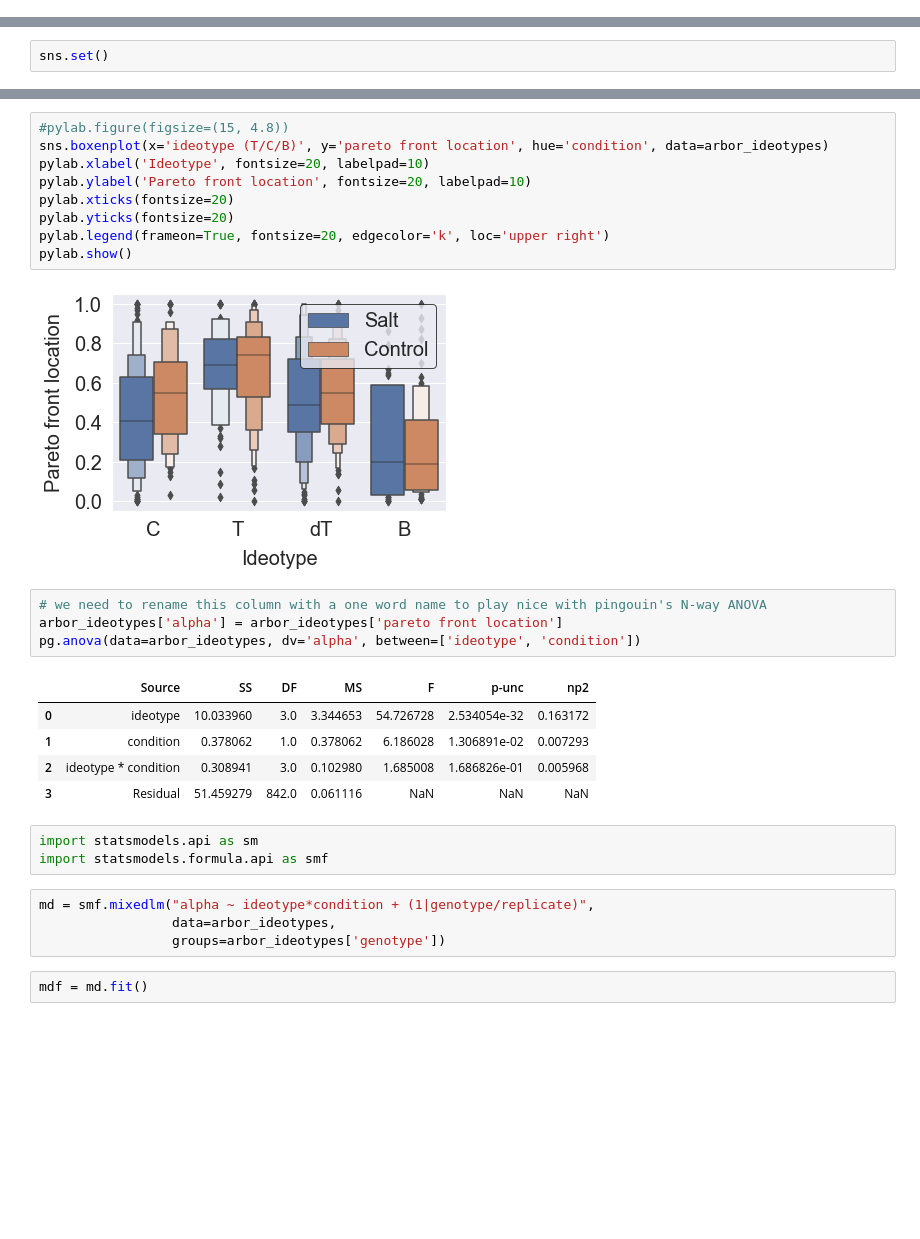
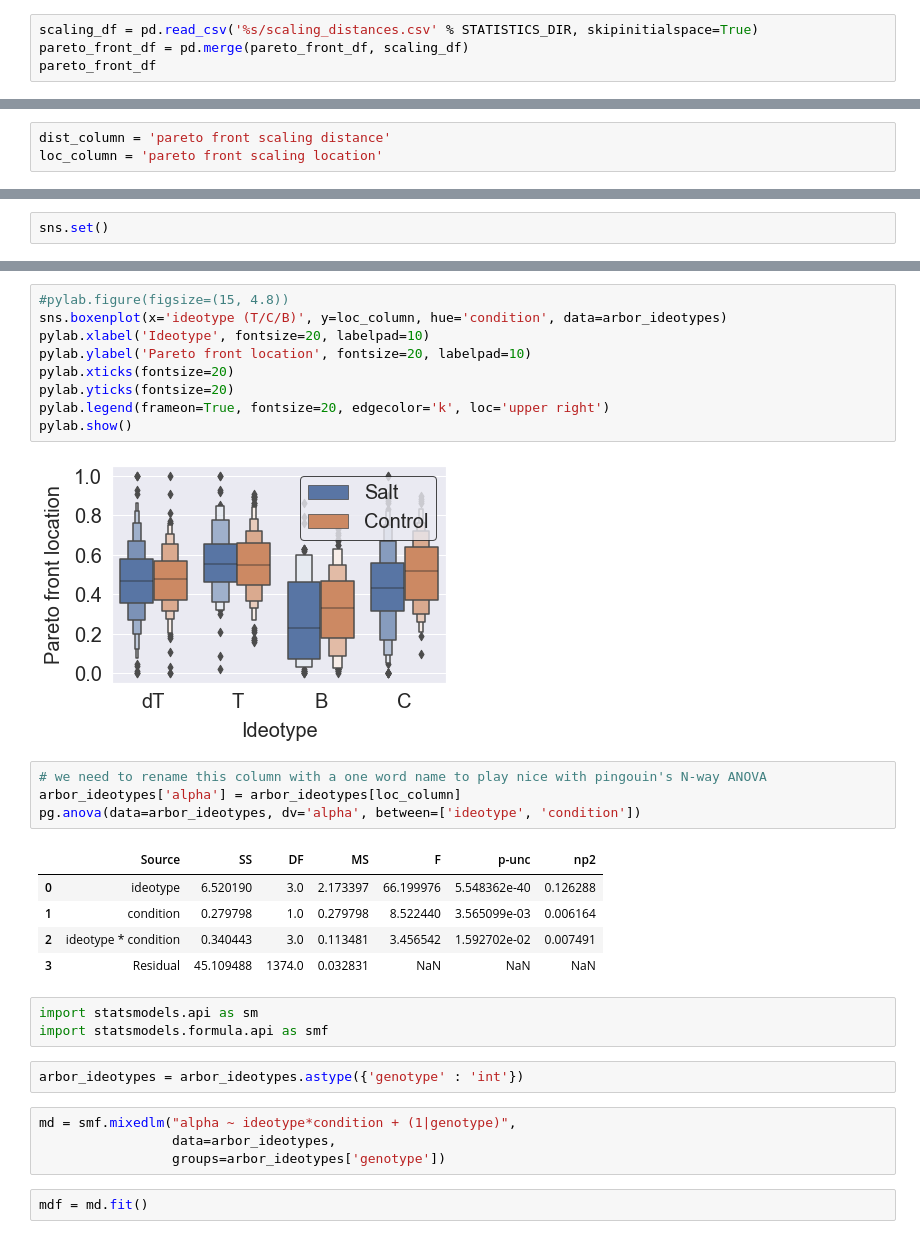
Before and after one commit to arjunc12/Plant-Architecture, a Jupyter notebook: Ideotypes-analysis.ipynb, the cells around one changed output, grey strips where cells are left out. Cells and saved outputs as stored; diff of their text form; blank space fills up the shorter version.

```diff
--- a/Ideotypes-analysis.ipynb
+++ b/Ideotypes-analysis.ipynb
@@ -30,0 +34,4 @@ pareto_front_df
+# %%
+scaling_df = pd.read_csv('%s/scaling_distances.csv' % STATISTICS_DIR, skipinitialspace=True)
+pareto_front_df = pd.merge(pareto_front_df, scaling_df)
+pareto_front_df
@@ -31,3 +52,6 @@ pareto_front_df
+# %%
+dist_column = 'pareto front scaling distance'
+loc_column = 'pareto front scaling location'
 # %%
 metadata_df = pd.read_csv('%s/metadata.csv' % METADATA_DIR, skipinitialspace=True)
 metadata_df['condition'] = metadata_df['condition'].map(CONDITIONS)
@@ -135,6 +259,6 @@ pylab.savefig('%s/alpha_distribution_condition.pdf' % LOCATION_ANALYSIS_PLOTS_DI
 # %%
 #pylab.figure(figsize=(15, 4.8))
-sns.boxenplot(x='ideotype (T/C/B)', y='pareto front location', hue='condition', data=arbor_ideotypes)
+sns.boxenplot(x='ideotype (T/C/B)', y=loc_column, hue='condition', data=arbor_ideotypes)
 pylab.xlabel('Ideotype', fontsize=20, labelpad=10)
 pylab.ylabel('Pareto front location', fontsize=20, labelpad=10)
 pylab.xticks(fontsize=20)
@@ -142,22 +266,24 @@ pylab.yticks(fontsize=20)
 pylab.legend(frameon=True, fontsize=20, edgecolor='k', loc='upper right')
 pylab.show()
 # %% [output]
-[figure, old version]
+[figure, new version]
 # %%
 # we need to rename this column with a one word name to play nice with pingouin's N-way ANOVA
-arbor_ideotypes['alpha'] = arbor_ideotypes['pareto front location']
+arbor_ideotypes['alpha'] = arbor_ideotypes[loc_column]
 pg.anova(data=arbor_ideotypes, dv='alpha', between=['ideotype', 'condition'])
 # %% [output]
 |  | Source | SS | DF | MS | F | p-unc | np2 |
-| 0 | ideotype | 10.033960 | 3.0 | 3.344653 | 54.726728 | 2.534054e-32 | 0.163172 |
-| 1 | condition | 0.378062 | 1.0 | 0.378062 | 6.186028 | 1.306891e-02 | 0.007293 |
-| 2 | ideotype * condition | 0.308941 | 3.0 | 0.102980 | 1.685008 | 1.686826e-01 | 0.005968 |
-| 3 | Residual | 51.459279 | 842.0 | 0.061116 | NaN | NaN | NaN |
+| 0 | ideotype | 6.520190 | 3.0 | 2.173397 | 66.199976 | 5.548362e-40 | 0.126288 |
+| 1 | condition | 0.279798 | 1.0 | 0.279798 | 8.522440 | 3.565099e-03 | 0.006164 |
+| 2 | ideotype * condition | 0.340443 | 3.0 | 0.113481 | 3.456542 | 1.592702e-02 | 0.007491 |
+| 3 | Residual | 45.109488 | 1374.0 | 0.032831 | NaN | NaN | NaN |
 # %%
 import statsmodels.api as sm
 import statsmodels.formula.api as smf
+# %%
+arbor_ideotypes = arbor_ideotypes.astype({'genotype' : 'int'})
 # %%
-md = smf.mixedlm("alpha ~ ideotype*condition + (1|genotype/replicate)",
+md = smf.mixedlm("alpha ~ ideotype*condition + (1|genotype)",
                  data=arbor_ideotypes,
                  groups=arbor_ideotypes['genotype'])
 # %%
```
Also changed, not shown: parts of 25 cells of this notebook.
